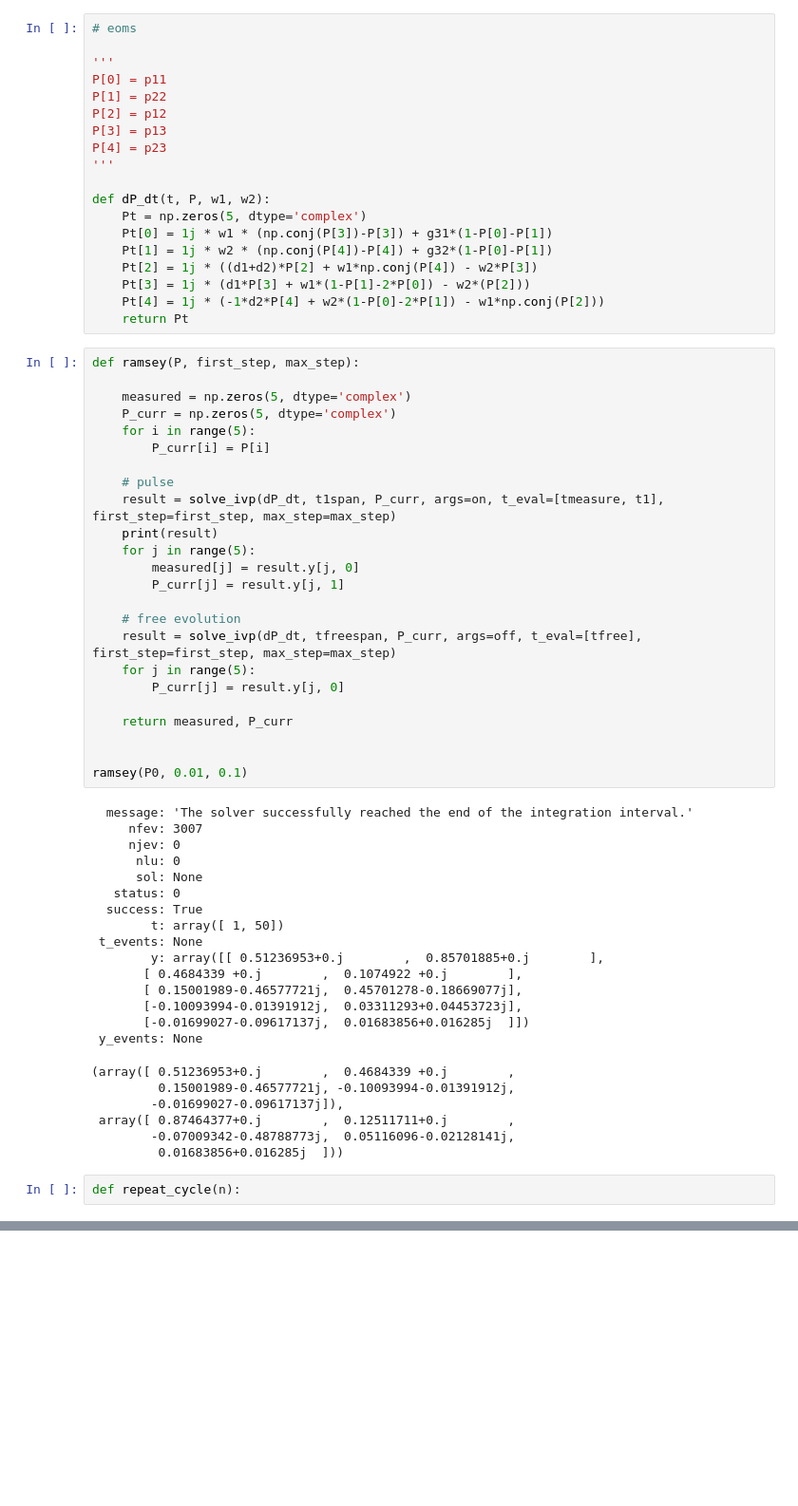
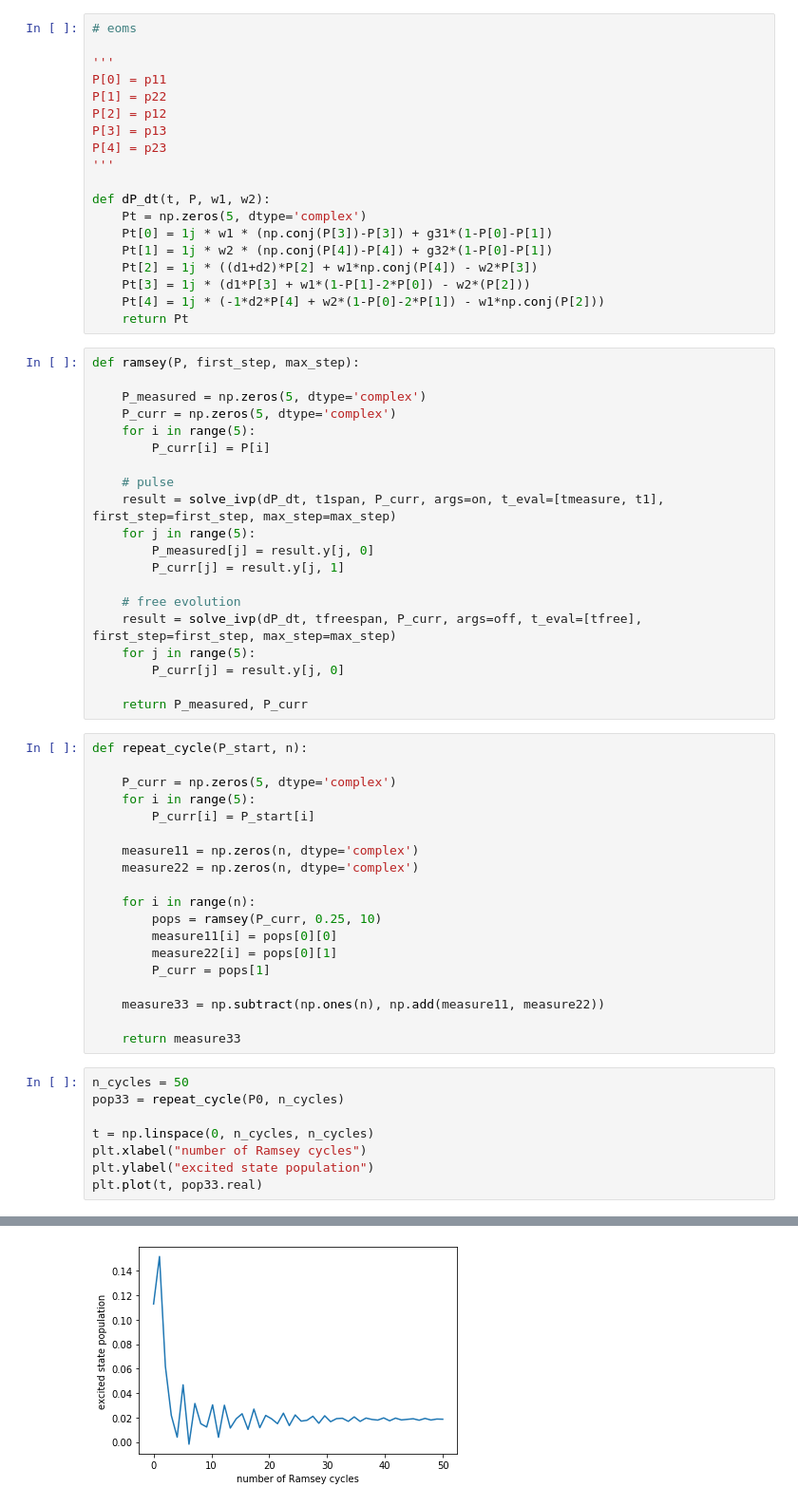
Before and after one commit to dahlia-ghoshal/cpt, a Jupyter notebook: ramsey_fringes.ipynb, the cells around one changed output, grey strips where cells are left out. Shown: that part at 95% size. Cells and saved outputs as stored; diff of their text form; blank space fills up the shorter version.

Commit message:
graphed fringes

```diff
--- a/ramsey_fringes.ipynb
+++ b/ramsey_fringes.ipynb
@@ -51,16 +49,15 @@ def dP_dt(t, P, w1, w2):
 # %%
 def ramsey(P, first_step, max_step):
 
-    measured = np.zeros(5, dtype='complex')
+    P_measured = np.zeros(5, dtype='complex')
     P_curr = np.zeros(5, dtype='complex')
     for i in range(5):
         P_curr[i] = P[i]
 
     # pulse
     result = solve_ivp(dP_dt, t1span, P_curr, args=on, t_eval=[tmeasure, t1], first_step=first_step, max_step=max_step)
-    print(result)
     for j in range(5):
-        measured[j] = result.y[j, 0]
+        P_measured[j] = result.y[j, 0]
         P_curr[j] = result.y[j, 1]
 
     # free evolution
@@ -68,31 +65,32 @@ def ramsey(P, first_step, max_step):
     for j in range(5):
         P_curr[j] = result.y[j, 0]
 
-    return measured, P_curr
-
-
-ramsey(P0, 0.01, 0.1)
+    return P_measured, P_curr
-# %% [output]
-  message: 'The solver successfully reached the end of the integration interval.'
-     nfev: 3007
-     njev: 0
-      nlu: 0
-      sol: None
-   status: 0
-  success: True
-        t: array([ 1, 50])
- t_events: None
-        y: array([[ 0.51236953+0.j        ,  0.85701885+0.j        ],
-       [ 0.4684339 +0.j        ,  0.1074922 +0.j        ],
-       [ 0.15001989-0.46577721j,  0.45701278-0.18669077j],
-       [-0.10093994-0.01391912j,  0.03311293+0.04453723j],
-       [-0.01699027-0.09617137j,  0.01683856+0.016285j  ]])
- y_events: None
-(array([ 0.51236953+0.j        ,  0.4684339 +0.j        ,
-         0.15001989-0.46577721j, -0.10093994-0.01391912j,
-        -0.01699027-0.09617137j]),
- array([ 0.87464377+0.j        ,  0.12511711+0.j        ,
-        -0.07009342-0.48788773j,  0.05116096-0.02128141j,
-         0.01683856+0.016285j  ]))
-# %%
-def repeat_cycle(n):
+# %%
+def repeat_cycle(P_start, n):
+
+    P_curr = np.zeros(5, dtype='complex')
+    for i in range(5):
+        P_curr[i] = P_start[i]
+
+    measure11 = np.zeros(n, dtype='complex')
+    measure22 = np.zeros(n, dtype='complex')
+
+    for i in range(n):
+        pops = ramsey(P_curr, 0.25, 10)
+        measure11[i] = pops[0][0]
+        measure22[i] = pops[0][1]
+        P_curr = pops[1]
+
+    measure33 = np.subtract(np.ones(n), np.add(measure11, measure22))
+
+    return measure33
+# %%
+n_cycles = 50
+pop33 = repeat_cycle(P0, n_cycles)
+
+t = np.linspace(0, n_cycles, n_cycles)
+plt.xlabel("number of Ramsey cycles")
+plt.ylabel("excited state population")
+plt.plot(t, pop33.real)
+# %% [output]
@@ -98,0 +98 @@ def repeat_cycle(n):
+[figure, added]
```
Also changed, not shown: parts of 3 cells of this notebook.
